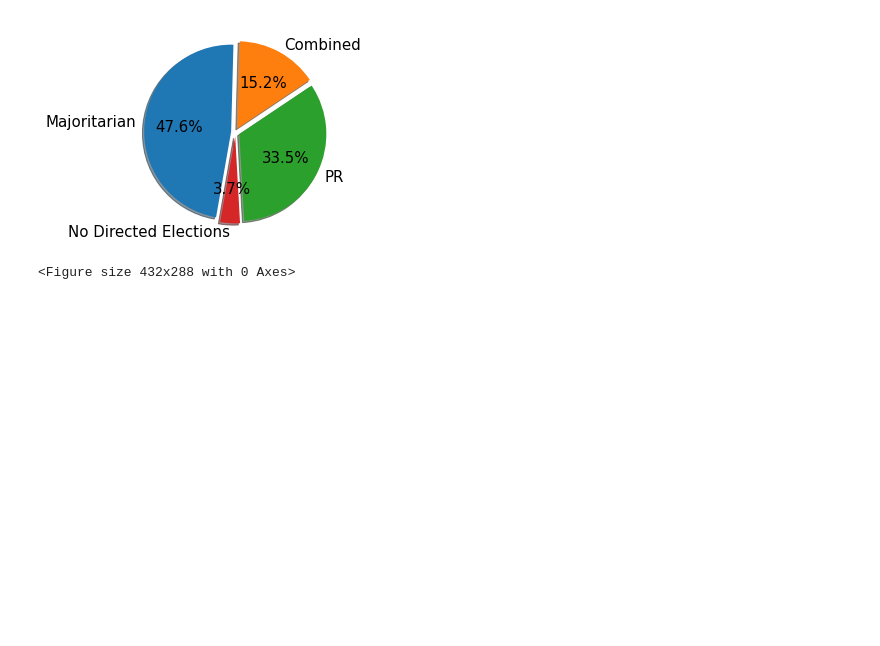
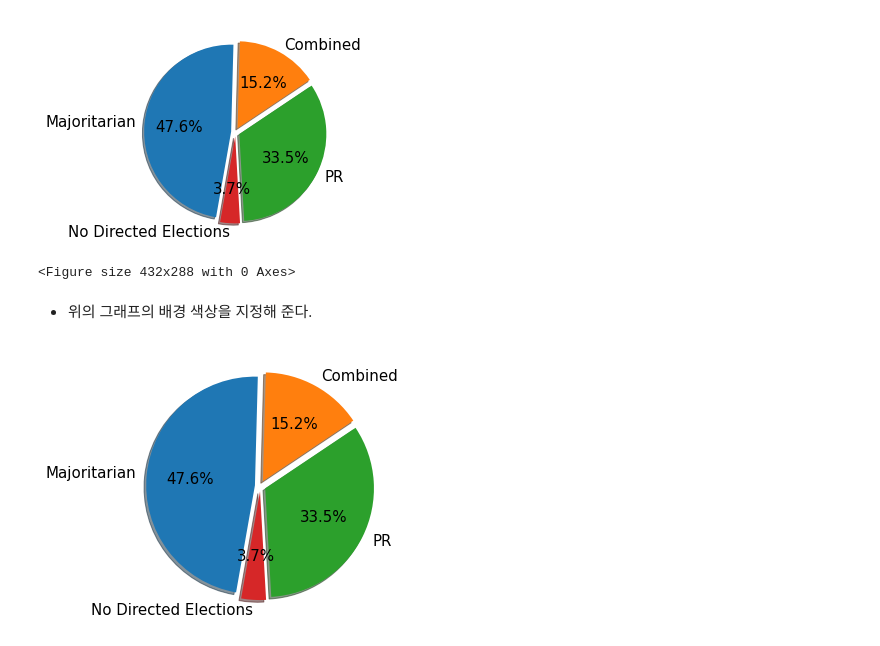
Before and after one commit to KILjungjoon/Python_Grammar, a Jupyter notebook: PiePlot.ipynb, the cells around one changed output. Drawn from its saved outputs; the diff is of its cells as text; code cells hidden in the pictures; blank space fills up the shorter version.

```diff
--- a/PiePlot.ipynb
+++ b/PiePlot.ipynb
@@ -34,3 +34,19 @@ plt.savefig('elections_lower_house.png')
 # %% [output]
 [figure]
 <Figure size 432x288 with 0 Axes>
+# %% [markdown]
+* 위의 그래프의 배경 색상을 지정해 준다.
+# %%
+import matplotlib.pyplot as plt
+plt.rc('font', size=15)        # 기본 폰트 크기  https://wooono.tistory.com/271
+
+ratio = [91, 29, 64, 7]
+labels =  ["Majoritarian", "Combined", "PR", "No Directed Elections"]
+explode = [0.05, 0.05, 0.05, 0.05]
+
+fig = plt.figure(figsize=(5,5)) ## 캔버스 생성
+fig.set_facecolor('white')   # 캔버스 배경색을 하얀색으로 설정
+plt.pie(ratio, labels=labels, autopct='%.1f%%', startangle=260, counterclock=False, explode=explode, shadow=True)
+plt.show()
+# %% [output]
+[figure, added]
```
